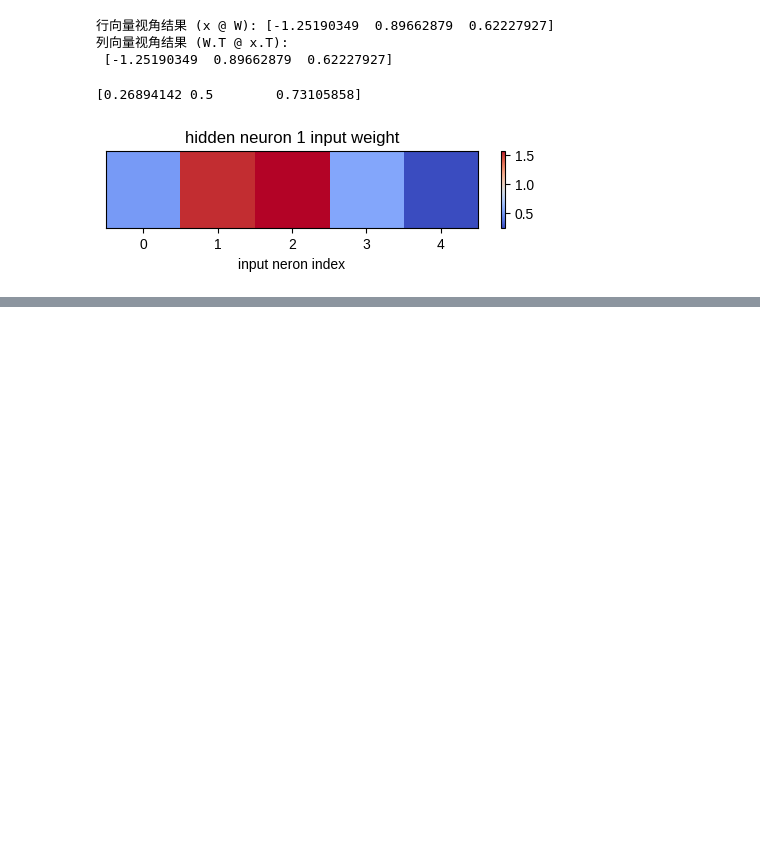
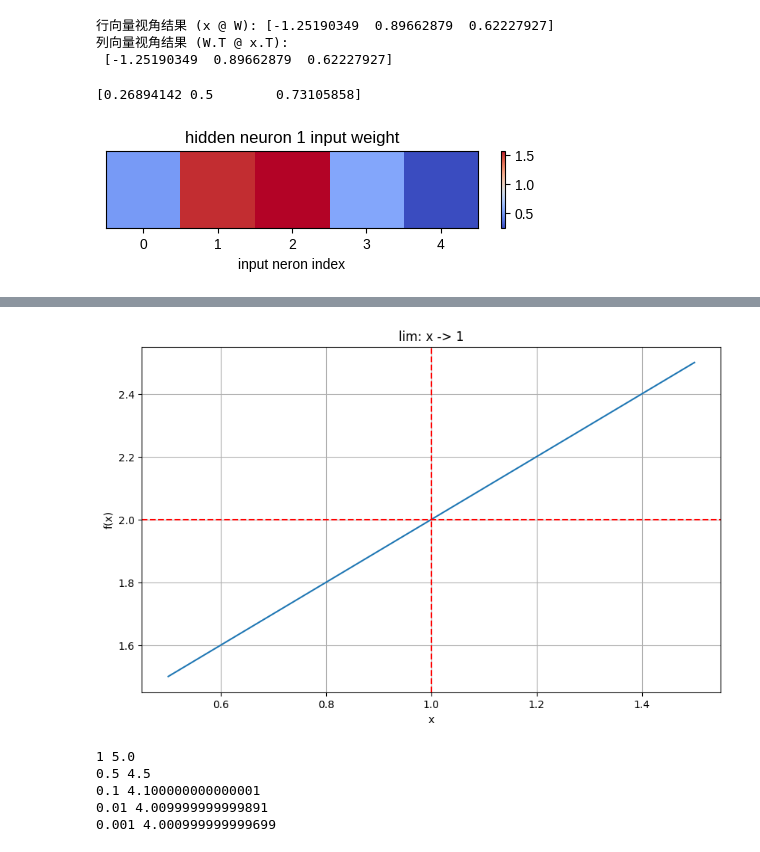
Before and after one commit to MagicSakuraD/IsaacLeetViz, a Jupyter notebook: USD-core-on-Google-Colab.ipynb, the cells around one changed output, grey strips where cells are left out. Cells and saved outputs as stored; diff of their text form; code cells hidden in the pictures; blank space fills up the shorter version.

```diff
--- a/USD-core-on-Google-Colab.ipynb
+++ b/USD-core-on-Google-Colab.ipynb
@@ -249,0 +305,32 @@ plt.show()
+# %%
+def f(x):
+  return (x**2 - 1)/(x - 1)
+
+x = np.linspace(0.5, 1.5, 500)
+
+plt.plot(x, f(x))
+plt.axvline(1, linestyle='--', color='red')
+plt.axhline(2, linestyle='--', color='red')
+plt.xlabel("x")
+plt.ylabel("f(x)")
+plt.title("lim: x -> 1")
+plt.show()
+# %% [output]
+[figure, added]
+# %%
+def f(x):
+  return x**2
+
+def derivative(x,h):
+  return (f(x + h) - f(x)) / h
+
+x0 = 2
+
+for h in [1, 0.5, 0.1, 0.01, 0.001]:
+  print(h, derivative(x0, h))
+# %% [output]
+1 5.0
+0.5 4.5
+0.1 4.100000000000001
+0.01 4.009999999999891
+0.001 4.000999999999699
```
Also changed, not shown: parts of 9 cells of this notebook.
